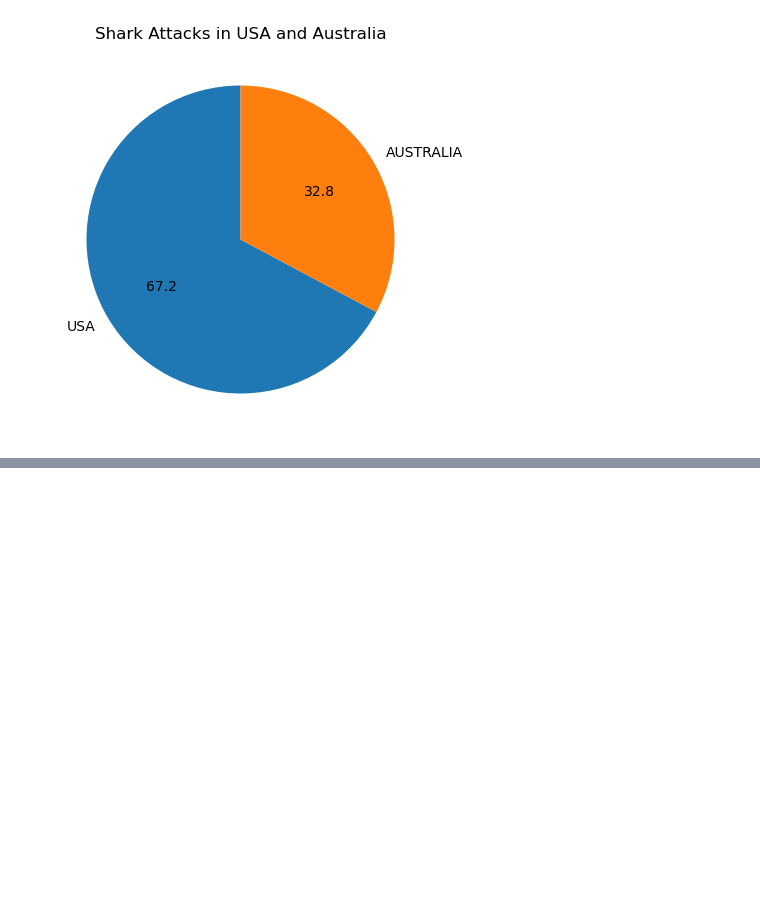
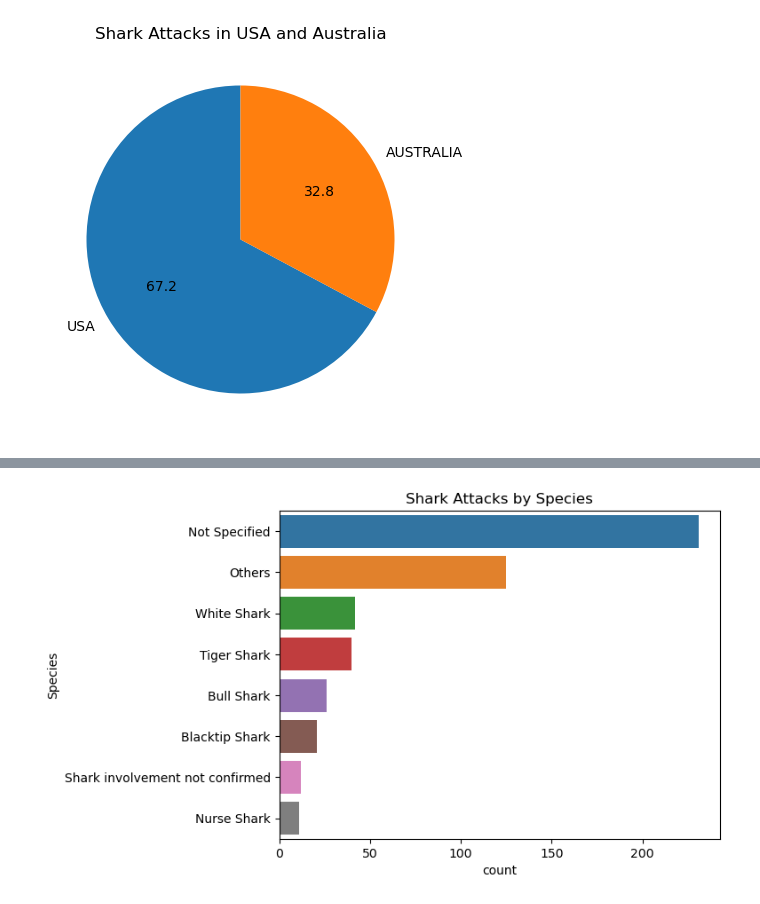
Before and after one commit to MustafaAldabbas/SharkAttack, a Jupyter notebook: main.ipynb, the cells around one changed output, grey strips where cells are left out. Saved outputs shown, nothing was run; the diff lists cells and outputs as text; code cells hidden in the pictures; blank space fills up the shorter version.

```diff
--- a/main.ipynb
+++ b/main.ipynb
@@ -282,21 +206,0 @@ plt.show()
-# %%
-# replace NaNs in Species by "Not Specified"
-df_usa.Species.fillna("Not Specified", inplace=True)
-
-#Standardize the species names
-df_usa['Species'] = df_usa['Species'].apply(lambda x: "White Shark" if "white shark" in str(x).lower() else x)
-df_usa['Species'] = df_usa['Species'].apply(lambda x: "Tiger Shark" if "tiger shark" in str(x).lower() else x)
-df_usa['Species'] = df_usa['Species'].apply(lambda x: "Bull Shark" if "bull shark" in str(x).lower() else x)
-df_usa['Species'] = df_usa['Species'].apply(lambda x: "Nurse Shark" if "nurse shark" in str(x).lower() else x)
-df_usa['Species'] = df_usa['Species'].apply(lambda x: "Blacktip Shark" if "blacktip shark" in str(x).lower() else x)
-df_usa['Species'] = df_usa['Species'].apply(lambda x: "Hammerhead Shark" if "hammerhead shark" in str(x).lower() else x)
-df_usa['Species'] = df_usa['Species'].apply(lambda x: "Mako Shark" if "mako shark" in str(x).lower() else x)
-df_usa['Species'] = df_usa['Species'].apply(lambda x: "Lemon Shark" if "lemon shark" in str(x).lower() else x)
-df_usa['Species'] = df_usa['Species'].apply(lambda x: "Blue Shark" if "blue shark" in str(x).lower() else x)
-df_usa['Species'] = df_usa['Species'].apply(lambda x: "Spinner Shark" if "spinner shark" in str(x).lower() else x)
-df_usa['Species'] = df_usa['Species'].apply(lambda x: "Sand Tiger Shark" if "sand tiger shark" in str(x).lower() else x)
-df_usa['Species'] = df_usa['Species'].apply(lambda x: "Dusky Shark" if "dusky shark" in str(x).lower() else x)
-df_usa['Species'] = df_usa['Species'].apply(lambda x: "Caribbean Reef Shark" if "caribbean reef shark" in str(x).lower() else x)
-df_usa['Species'] = df_usa['Species'].apply(lambda x: "Galapagos Shark" if "galapagos shark" in str(x).lower() else x)
-df_usa['Species'] = df_usa['Species'].apply(lambda x: "Zambesi Shark" if "zambesi shark" in str(x).lower() else x)
-df_usa['Species'] = df_usa['Species'].apply(lambda x: x if str(x) in df_usa.Species.value_counts().head(7).index else "Others")
@@ -308,0 +207,4 @@ Text(0.5, 1.0, 'Shark attacks in the US per species')
+# %%
+#Add Season Column
+df_usa = fn.add_season_column(df_usa)
+df_usa.head(3)
@@ -308,0 +225,8 @@ Text(0.5, 1.0, 'Shark attacks in the US per species')
+# %%
+# Standardize Species Names
+df_usa = fn.standardize_species_names(df_usa)
+# %%
+#Plot Shark Attacks by Species
+fn.plot_shark_attacks_by_species(df_usa)
+# %% [output]
+[figure, added]
```
Also changed, not shown: parts of 38 cells of this notebook, 9 other files.
